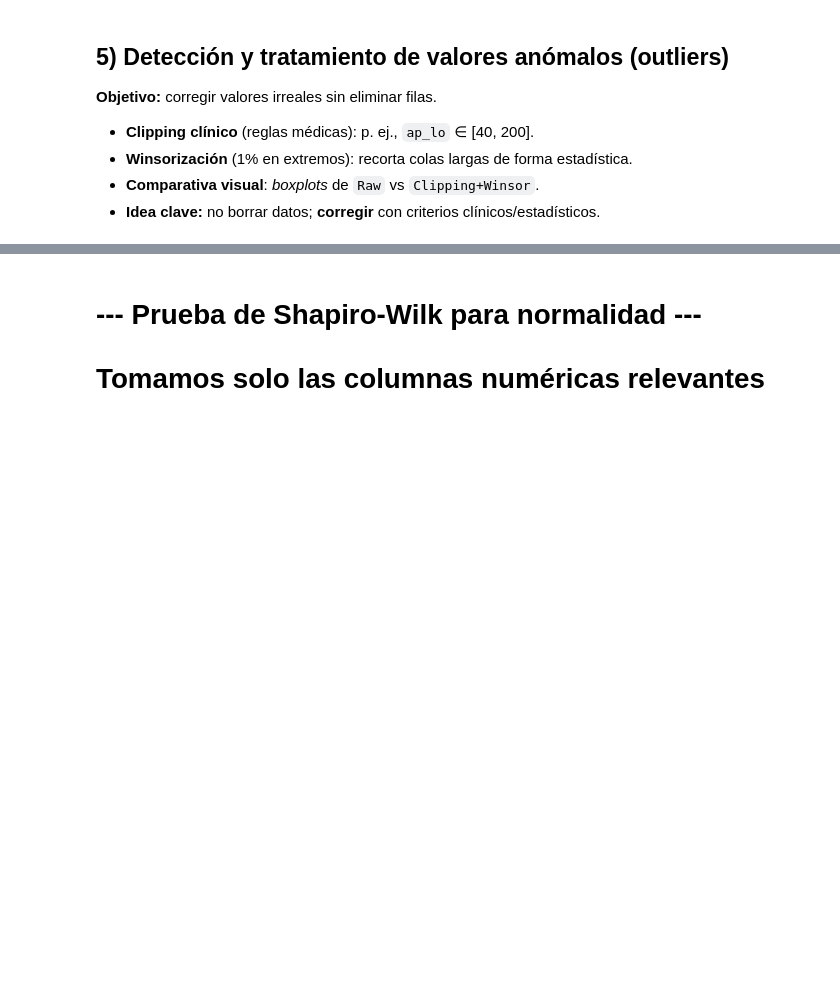
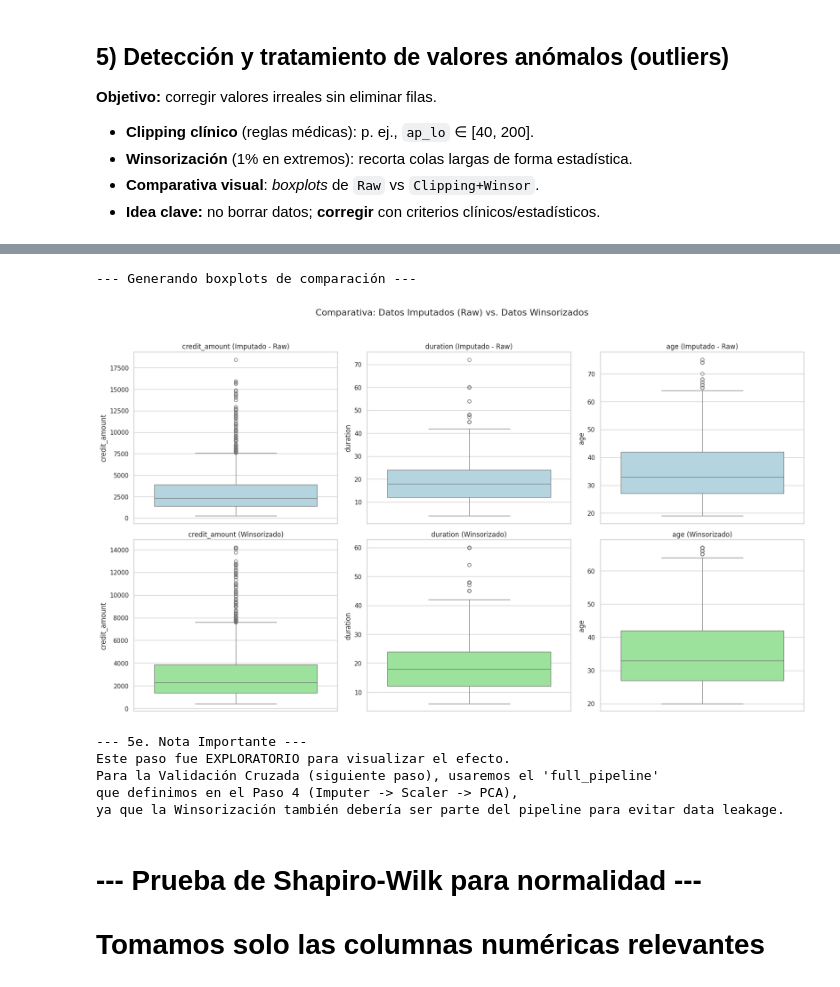
Before and after one commit to Alfonso-Jesus-Garcia-Moya/APRENDIZAJE_SUPERVISADO_2, a Jupyter notebook: PARTE DOS DE ML SUPERVISADO CON NUEVO DATASET.ipynb, the cells around one changed output, grey strips where cells are left out. Saved outputs shown, nothing was run; the diff lists cells and outputs as text; code cells hidden in the pictures; blank space fills up the shorter version.

```diff
--- a/PARTE DOS DE ML SUPERVISADO CON NUEVO DATASET.ipynb
+++ b/PARTE DOS DE ML SUPERVISADO CON NUEVO DATASET.ipynb
@@ -102,8 +293,0 @@ dtype: float64
-# %%
-# Simular valores faltantes en cholesterol (5%)
-rng = np.random.default_rng(42)
-mask = rng.random(X.shape[0]) < 0.05
-X.loc[mask, "cholesterol"] = np.nan
-
-print("Valores nulos después de simular:")
-display(X.isna().sum().sort_values(ascending=False).head())
@@ -270,0 +470,63 @@ Warning: 'partition' will ignore the 'mask' of the MaskedArray.
+# %%
+#################################################################
+# Semana 5 - Paso 5: Detección y Tratamiento de Outliers
+#################################################################
+# (Asumimos que 'X' existe de las celdas anteriores)
+# (Asumimos que 'SimpleImputer', 'plt', 'sns', 'np' fueron importados)
+from scipy.stats.mstats import winsorize
+
+print("--- 5. Detección y Tratamiento de Outliers ---")
+# Objetivo: Corregir valores extremos (outliers)
+
+# --- 5a. Creación de X imputada (temporal, para esta demo) ---
+# Necesitamos imputar los nulos que simulamos en 'duration' y 'credit_amount'
+# antes de poder aplicar 'winsorize'.
+numeric_features = X.select_dtypes(include=[np.number]).columns
+X_raw_imputed = X.copy()
+
+# Creamos un imputer de mediana (como en nuestro pipeline)
+imputer_median = SimpleImputer(strategy='median')
+
+# Aplicamos la imputación SÓLO a las columnas numéricas
+X_raw_imputed[numeric_features] = imputer_median.fit_transform(X[numeric_features])
+print("Nulos simulados ('duration', 'credit_amount') rellenados con la mediana.")
+
+# --- 5b. Aplicar Winsorización ---
+# (Adaptado de tu plantilla)
+# Identificamos las variables con outliers claros de nuestro EDA
+vars_to_winsorize = ['credit_amount', 'duration', 'age']
+X_winsor = X_raw_imputed.copy()
+limits_to_use = [0.01, 0.01] # Recortamos el 1% superior e inferior
+
+print(f"Aplicando Winsorización (límites={limits_to_use}) a: {vars_to_winsorize}")
+for col in vars_to_winsorize:
+    # Aplicamos winsorize a la columna
+    X_winsor[col] = winsorize(X_raw_imputed[col], limits=limits_to_use)
+
+print("\n--- 5c. Descriptivos (Post-Winsorización) ---")
+display(X_winsor[vars_to_winsorize].describe().T)
+
+# --- 5d. Comparativa Visual (Boxplots) ---
+# (Adaptado de tu plantilla)
+print("\n--- Generando boxplots de comparación ---")
+fig, axes = plt.subplots(2, len(vars_to_winsorize), figsize=(18, 10))
+
+for i, col in enumerate(vars_to_winsorize):
+    # Original (Imputado, pero no Winsorizado)
+    sns.boxplot(y=X_raw_imputed[col], ax=axes[0, i], color="lightblue")
+    axes[0, i].set_title(f"{col} (Imputado - Raw)")
+
+    # Winsorizado
+    sns.boxplot(y=X_winsor[col], ax=axes[1, i], color="lightgreen")
+    axes[1, i].set_title(f"{col} (Winsorizado)")
+
+plt.suptitle("Comparativa: Datos Imputados (Raw) vs. Datos Winsorizados", y=1.03, fontsize=16)
+plt.tight_layout()
+plt.show()
+
+print("\n--- 5e. Nota Importante ---")
+print("Este paso fue EXPLORATORIO para visualizar el efecto.")
+print("Para la Validación Cruzada (siguiente paso), usaremos el 'full_pipeline'")
+print("que definimos en el Paso 4 (Imputer -> Scaler -> PCA),")
+print("ya que la Winsorización también debería ser parte del pipeline para evitar data leakage.")
+# %% [output]
@@ -271,3 +542,10 @@ Warning: 'partition' will ignore the 'mask' of the MaskedArray.
+--- Generando boxplots de comparación ---
+[figure, added]
+--- 5e. Nota Importante ---
+Este paso fue EXPLORATORIO para visualizar el efecto.
+Para la Validación Cruzada (siguiente paso), usaremos el 'full_pipeline'
+que definimos en el Paso 4 (Imputer -> Scaler -> PCA),
+ya que la Winsorización también debería ser parte del pipeline para evitar data leakage.
 # %% [markdown]
 # --- Prueba de Shapiro-Wilk para normalidad ---
 # Tomamos solo las columnas numéricas relevantes
```
Also changed, not shown: parts of 29 cells of this notebook.
